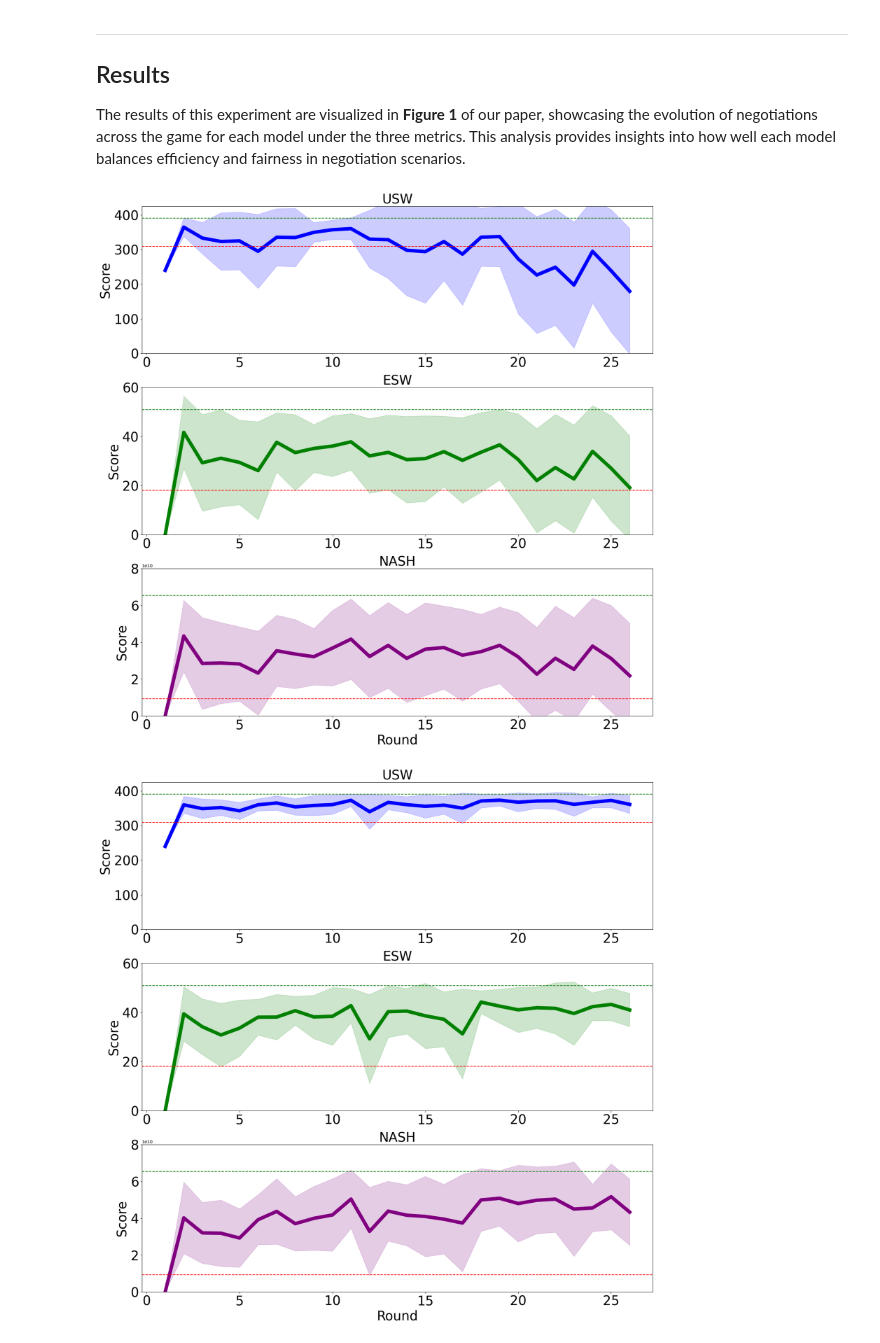
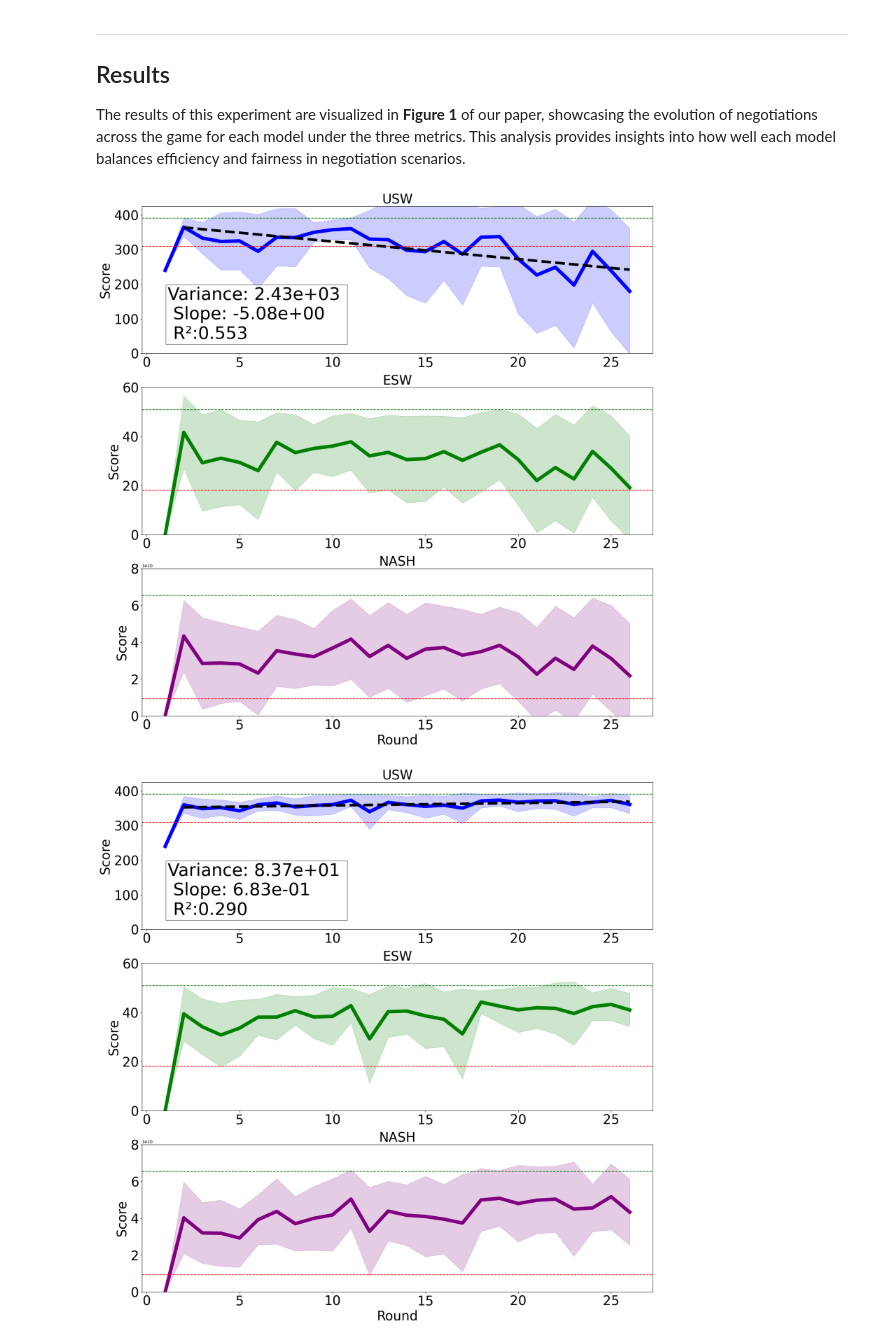
Before and after one commit to joshrosie/FACT29, a Jupyter notebook: evaluation/figure_1.ipynb, the cells around one changed output. Drawn from its saved outputs; the diff is of its cells as text; code cells hidden in the pictures.

```diff
--- a/evaluation/figure_1.ipynb
+++ b/evaluation/figure_1.ipynb
@@ -154,32 +154,52 @@ rounds = np.arange(1, num_rounds + 1)
 model_positions = {"Phi-3.5-mini-instruct": 0, 'gpt4o-mini': 1, "DeepSeek-R1-Distill-Qwen-32B": 2}
 
 metrics = ["usw", "esw", "nash"]
 colors = ["blue", "green", "purple"]
 
 for model in models:
     fig, axes = plt.subplots(3, 1, figsize=(18, 18))
 
     for ax, metric, color in zip(axes, metrics, colors):
         ax.plot(rounds, results[model][f"mean_{metric}"], label=f"Mean {metric.upper()}", color=color, linewidth=8)
         ax.fill_between(rounds, results[model][f"mean_{metric}"] - results[model][f"std_{metric}"],
                          results[model][f"mean_{metric}"] + results[model][f"std_{metric}"], color=color, alpha=0.2)
         ax.axhline(globals()[f"min_{metric}"], color="red", linestyle="--", label=f"Min {metric.upper()}")
         ax.axhline(globals()[f"max_{metric}"], color="green", linestyle="--", label=f"Max {metric.upper()}")
         ax.set_title(f"{metric.upper()}", fontsize=30)
         ax.tick_params(axis='both', which='major', labelsize=30)
         ax.set_ylabel("Score", fontsize=30)
         if metric == "usw":
+            x = rounds[1:]
+            usw =results[model][f"mean_{metric}"][1:]  # Only plot USW
+
+            coeffs_ls = np.polyfit(x, usw, 1)  # Linear least squares fit (degree 1)
+            y_fit_ls = np.polyval(coeffs_ls, x)
+
+            # Compute R^2 for least squares fit
+            y_mean = np.mean(usw)
+            ss_total = np.sum((usw - y_mean) ** 2)
+            ss_residual = np.sum((usw - y_fit_ls) ** 2)
+            r_squared_ls = 1 - (ss_residual / ss_total)
+
+            # Variance
+            variance = np.var(usw)
+
+            ax.text(0.05, 0.1, f"Variance: {variance:.2e} \n Slope: {coeffs_ls[0]:.2e} \n R²:{r_squared_ls:.3f}",
+            transform=ax.transAxes, fontsize=40, color='black',
+            bbox=dict(facecolor='white', alpha=0.7))
+
+            ax.plot(x, y_fit_ls, color='black', linestyle='dashed', label=f'Least Squares Fit\nR²={r_squared_ls:.3f}', linewidth=6)
             ax.set_ylim(0, 425)
         elif metric == "esw":
             ax.set_ylim(0, 60)
         elif metric == "nash":
             ax.set_xlabel("Round", fontsize=30)
             ax.set_ylim(0, 8e10)
         # Increse gap between the subplots
         plt.subplots_adjust(hspace=0.5)
 
     plt.tight_layout()
 plt.show()
 # %% [output]
-[figure, old version]
+[figure, new version]
-[figure, old version]
+[figure, new version]
```
Also changed, not shown: parts of 1 cell of this notebook.
